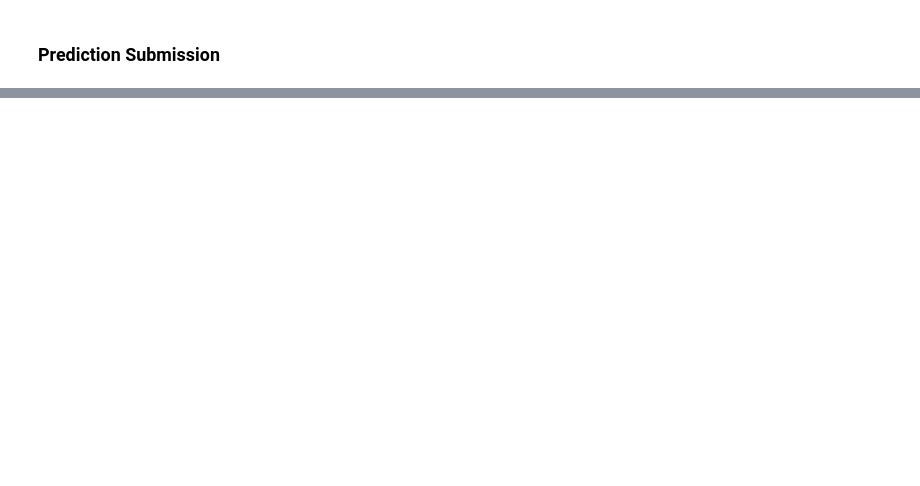
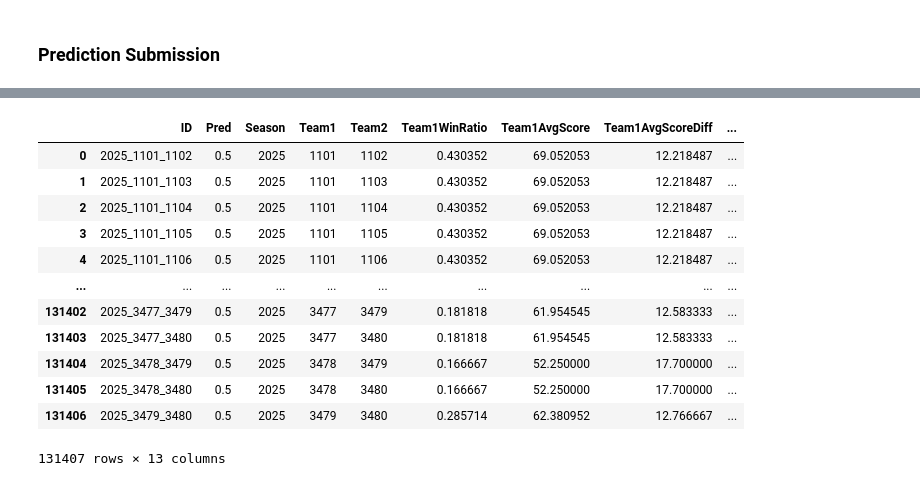
Before and after one commit to DanntheKING/Kaggle-March-Madness-Prediction, a Jupyter notebook: Code/MML Mania 2025.ipynb, the cells around one changed output, grey strips where cells are left out. Drawn from its saved outputs; the diff is of its cells as text; code cells hidden in the pictures; blank space fills up the shorter version.

```diff
--- a/Code/MML Mania 2025.ipynb
+++ b/Code/MML Mania 2025.ipynb
@@ -215,0 +208,5 @@ def submission_generator():
+# %%
+submissionstage2_df['Season'] = submissionstage2_df['ID'].map(lambda x: x.split('_')[0]).astype(int)
+submissionstage2_df['Team1'] = submissionstage2_df['ID'].map(lambda x: x.split('_')[1]).astype(int)
+submissionstage2_df['Team2'] = submissionstage2_df['ID'].map(lambda x: x.split('_')[2]).astype(int)
+submissionstage2_df
@@ -215,0 +242,3 @@ def submission_generator():
+# %%
+season_training_df
+total_stat_df = pd.concat([season_training_df, tourney_training_df])
@@ -215,0 +259,5 @@ def submission_generator():
+# %%
+# Prediction dataset
+pred = total_stat_df[(total_stat_df['Season'] == 2025) | (total_stat_df['Season'] == 2024)].groupby(['Team1', "Team2"]).mean().reset_index()
+pred['Season'] = 2025
+pred
@@ -215,0 +278,18 @@ def submission_generator():
+# %%
+final_pred_df = pd.merge(submissionstage2_df, pred, on=['Season', 'Team1', 'Team2'], how='left')
+# %%
+final_pred_df
+# %% [output]
+|  | ID | Pred | Season | Team1 | Team2 | Team1WinRatio | Team1AvgScore | Team1AvgScoreDiff | ... |
+| 0 | 2025_1101_1102 | 0.5 | 2025 | 1101 | 1102 | 0.430352 | 69.052053 | 12.218487 | ... |
+| 1 | 2025_1101_1103 | 0.5 | 2025 | 1101 | 1103 | 0.430352 | 69.052053 | 12.218487 | ... |
+| 2 | 2025_1101_1104 | 0.5 | 2025 | 1101 | 1104 | 0.430352 | 69.052053 | 12.218487 | ... |
+| 3 | 2025_1101_1105 | 0.5 | 2025 | 1101 | 1105 | 0.430352 | 69.052053 | 12.218487 | ... |
+| 4 | 2025_1101_1106 | 0.5 | 2025 | 1101 | 1106 | 0.430352 | 69.052053 | 12.218487 | ... |
+| ... | ... | ... | ... | ... | ... | ... | ... | ... | ... |
+| 131402 | 2025_3477_3479 | 0.5 | 2025 | 3477 | 3479 | 0.181818 | 61.954545 | 12.583333 | ... |
+| 131403 | 2025_3477_3480 | 0.5 | 2025 | 3477 | 3480 | 0.181818 | 61.954545 | 12.583333 | ... |
+| 131404 | 2025_3478_3479 | 0.5 | 2025 | 3478 | 3479 | 0.166667 | 52.250000 | 17.700000 | ... |
+| 131405 | 2025_3478_3480 | 0.5 | 2025 | 3478 | 3480 | 0.166667 | 52.250000 | 17.700000 | ... |
+| 131406 | 2025_3479_3480 | 0.5 | 2025 | 3479 | 3480 | 0.285714 | 62.380952 | 12.766667 | ... |
+131407 rows × 13 columns
```
Also changed, not shown: parts of 23 cells of this notebook.
